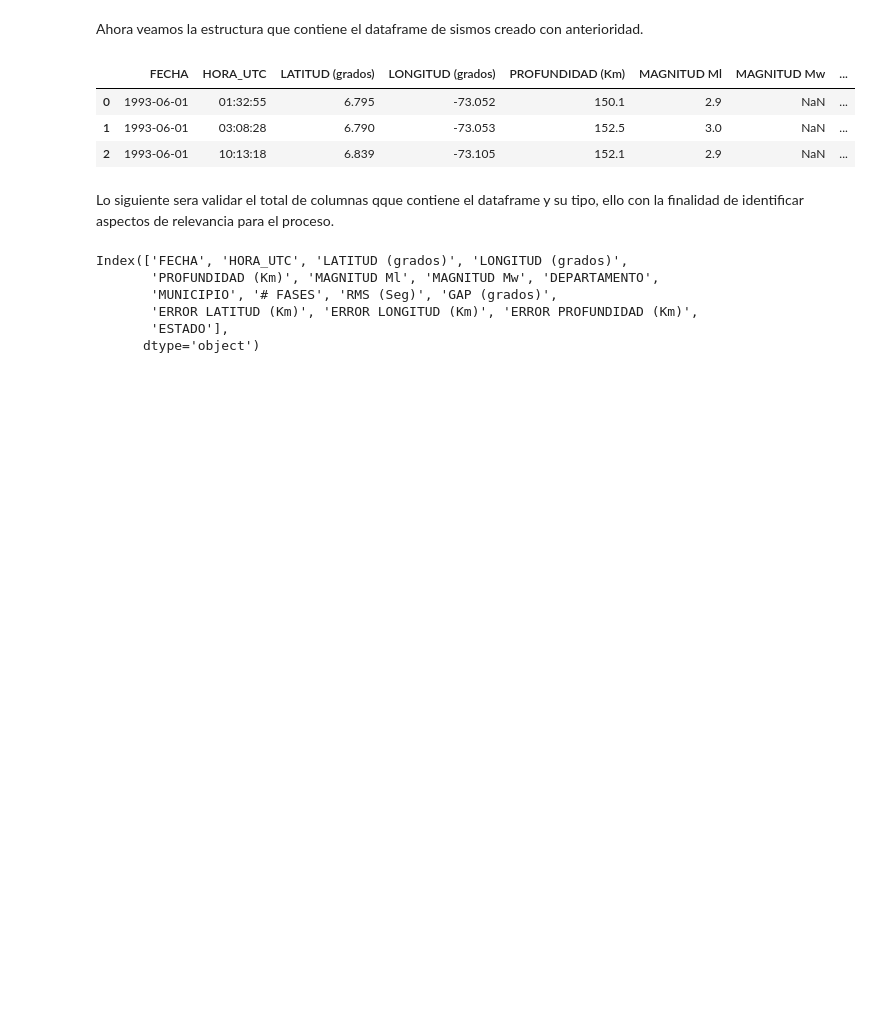
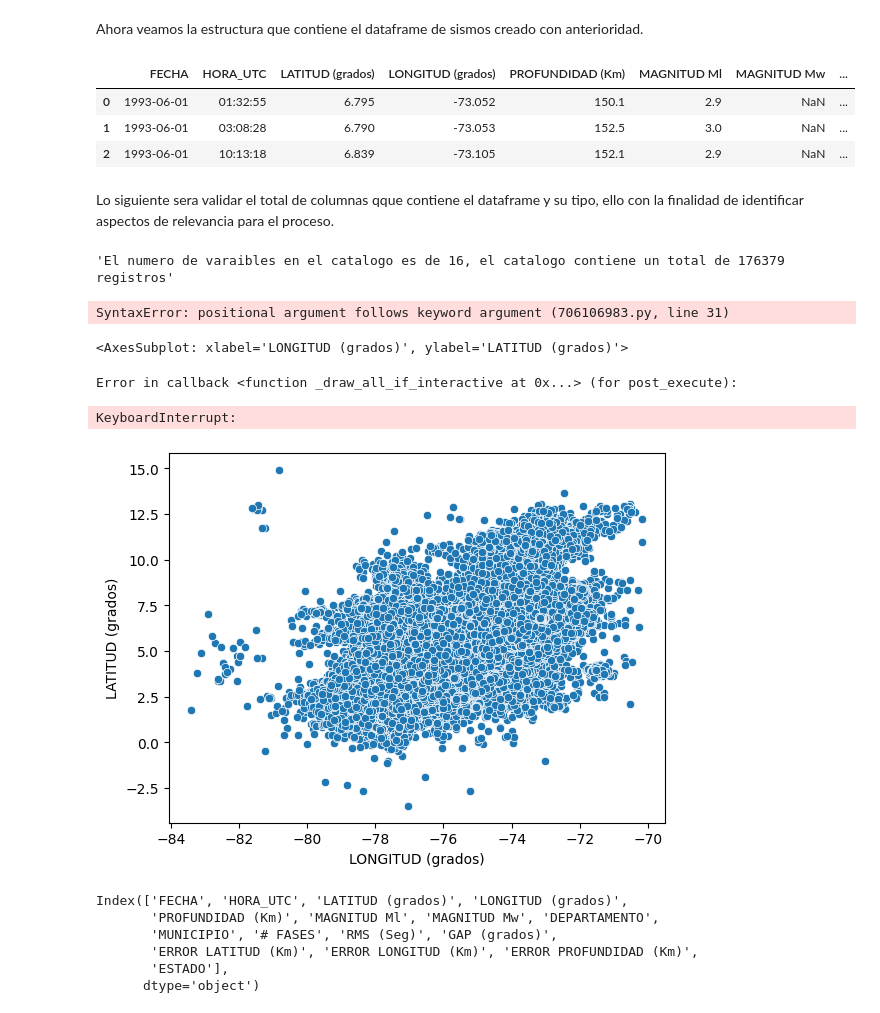
Before and after one commit to EDGAR-BARAHONA/Programacion-Python-Gis, a Jupyter notebook: Analitica/AnalisisSismico.ipynb, the cells around one changed output. Drawn from its saved outputs; the diff is of its cells as text; code cells hidden in the pictures; blank space fills up the shorter version.

```diff
--- a/Analitica/AnalisisSismico.ipynb
+++ b/Analitica/AnalisisSismico.ipynb
@@ -46,3 +44,46 @@ len(sismos.dtypes)
+# %%
+"El numero de varaibles en el catalogo es de "+str(len(sismos.dtypes)) + ", el catalogo contiene un total de "+ str(len(sismos))+ " registros"
+# %% [output]
+'El numero de varaibles en el catalogo es de 16, el catalogo contiene un total de 176379 registros'
+# %%
+import plotly.graph_objects as go
+sismos1=sismos.sample(10000)
+#df1["text"] = 'Begin Location: '+ df1["BEGIN_LOCATION"].astype(str) + ' / End Location: ' + df1["END_LOCATION"].astype(str)
+
+fig = go.Figure(data=go.Scattergeo(
+        lon = sismos1["LONGITUD (grados)"],
+        lat = sismos1["LATITUD (grados)"],
+        #text = df1["text"],
+        mode = 'markers',
+        marker_color = sismos["MAGNITUD Ml"],
+        marker_colorscale = 'Viridis'
+        ))
+
+fig.update_layout(
+        title = 'Sismos en Colombia',
+        geo=dict(
+            showframe=True,
+            showcoastlines=True,
+            projection_type='equirectangular',
+            lataxis_range=[0.0, 15.0],
+            lonaxis_range=[-85.0, -65.0],
+        ),
+        colorway = ['#f7fbff', '#ebf3fb', '#deebf7', '#d2e3f3', '#c6dbef', '#b3d2e9', '#9ecae1', '#85bcdb', '#6baed6', '#57a0ce', '#4292c6', '#3082be', '#2171b5', '#1361a9', '#08519c', '#0b4083', '#08306b'],
+
+
+
+
+    )
+fig.show()
+# %% [output]
+SyntaxError: positional argument follows keyword argument (706106983.py, line 31)
+# %%
+sns.scatterplot(data= sismos, x="LONGITUD (grados)", y ="LATITUD (grados)")
+# %% [output]
+<AxesSubplot: xlabel='LONGITUD (grados)', ylabel='LATITUD (grados)'>
+Error in callback <function _draw_all_if_interactive at 0x...> (for post_execute):
+KeyboardInterrupt:
+[figure, added]
 # %%
 sismos.columns
 # %% [output]
```
Also changed, not shown: parts of 4 cells of this notebook.
